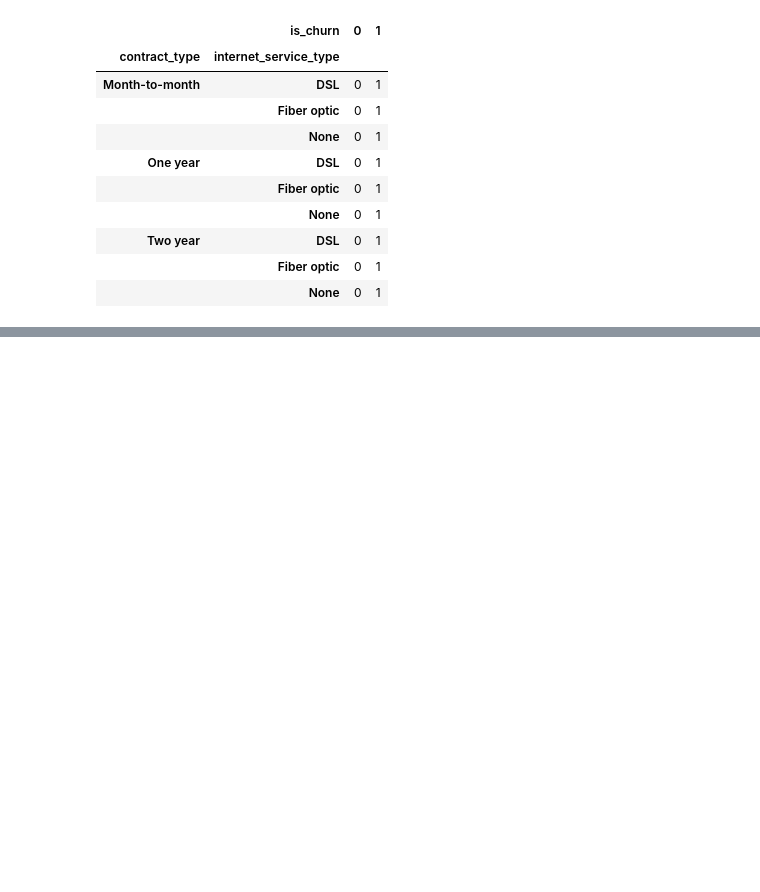
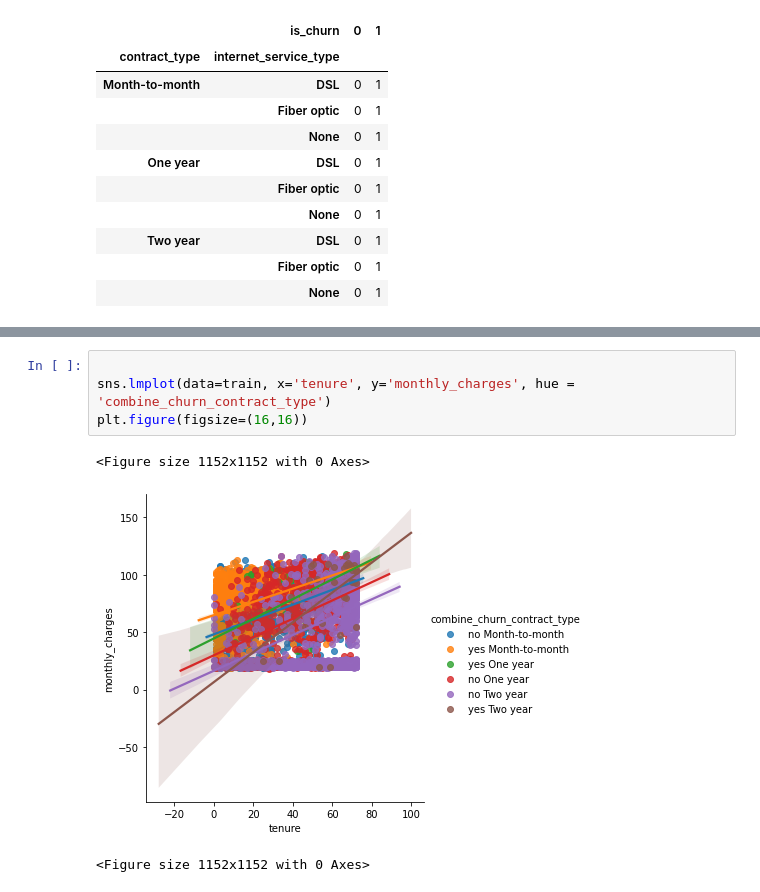
Before and after one commit to Rooster-Warrior/analyzing-customer-churn, a Jupyter notebook: Noah_working_notebook.ipynb, the cells around one changed output, grey strips where cells are left out. Saved outputs shown, nothing was run; the diff lists cells and outputs as text; blank space fills up the shorter version.

```diff
--- a/Noah_working_notebook.ipynb
+++ b/Noah_working_notebook.ipynb
@@ -260,0 +360,8 @@ pd.crosstab(columns=train.is_churn, index=([train.contract_type, train.internet_
+# %%
+
+sns.lmplot(data=train, x='tenure', y='monthly_charges', hue = 'combine_churn_contract_type')
+plt.figure(figsize=(16,16))
+# %% [output]
+<Figure size 1152x1152 with 0 Axes>
+[figure, added]
+<Figure size 1152x1152 with 0 Axes>
```
Also changed, not shown: parts of 44 cells of this notebook.
